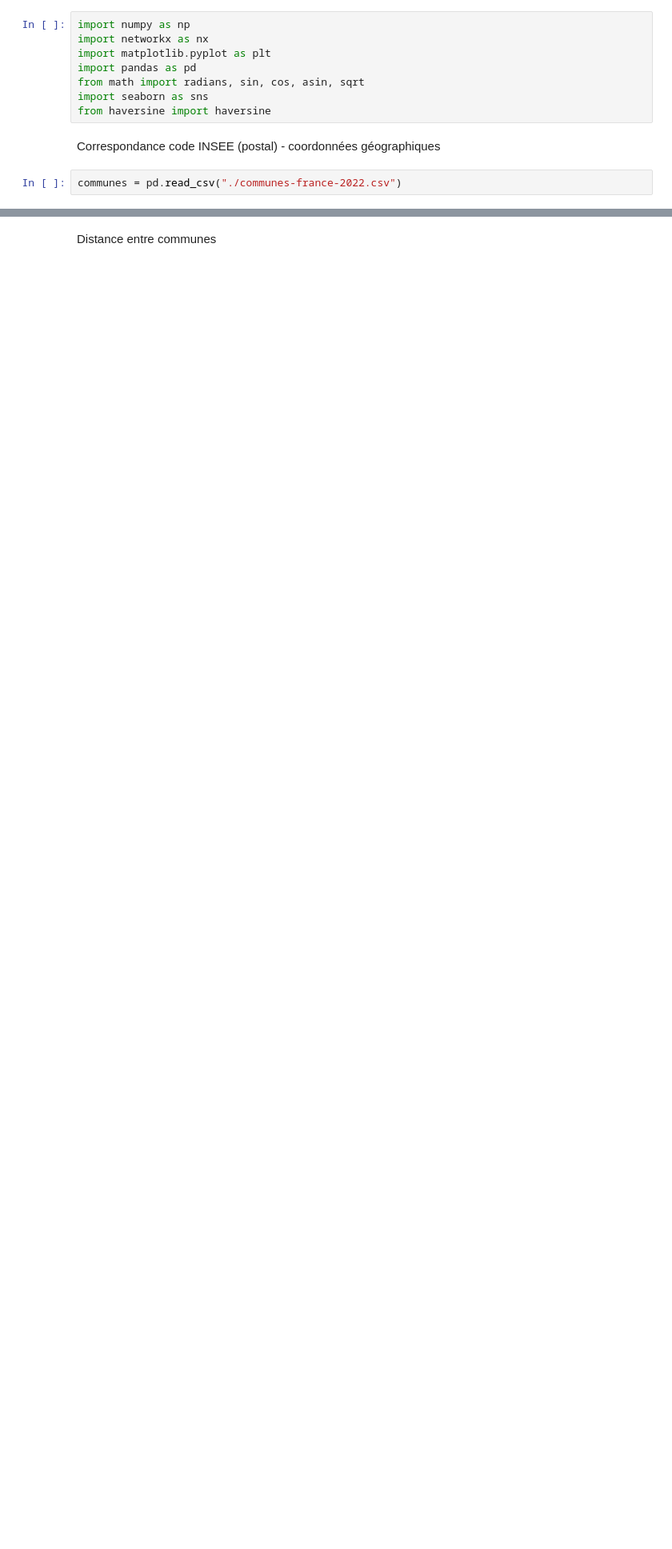
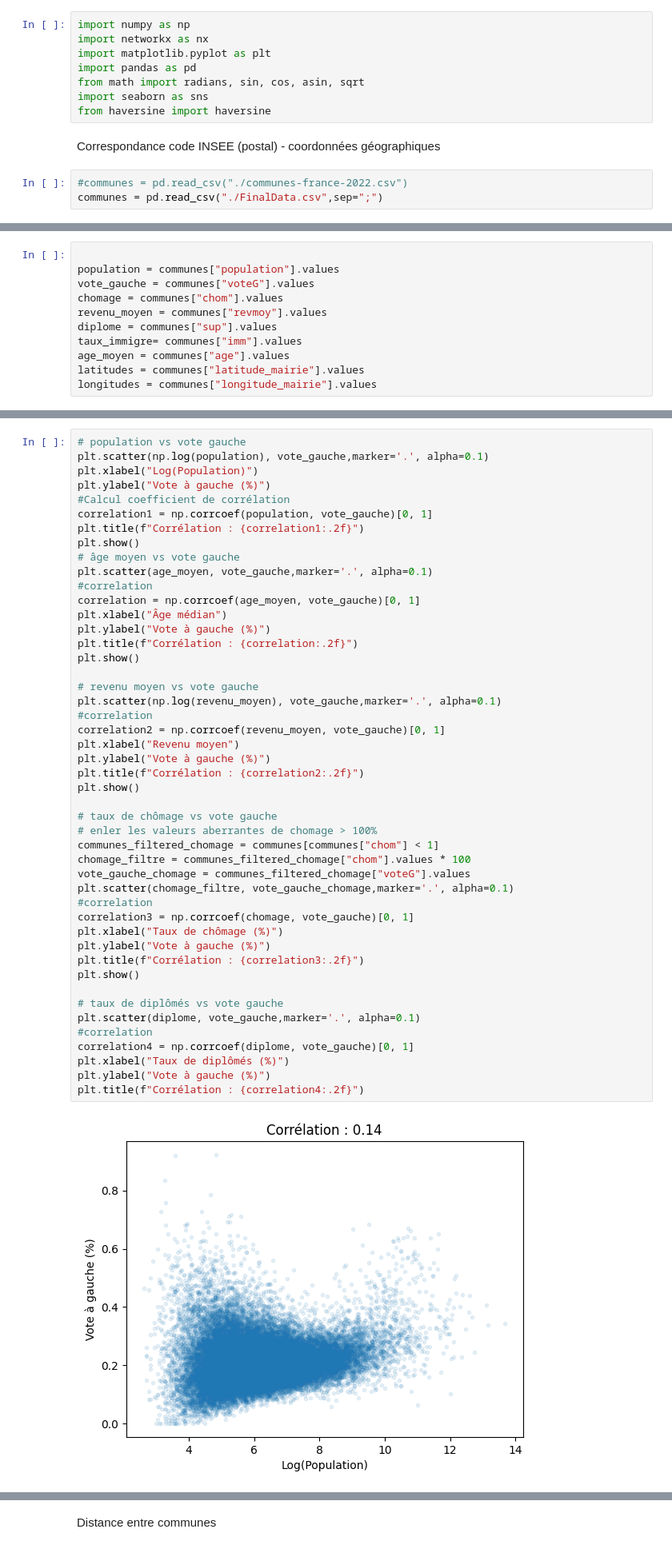
Before and after one commit to maxrieding/Complex_networks, a Jupyter notebook: communes.ipynb, the cells around one changed output, grey strips where cells are left out. Shown at 80% size. Drawn from its saved outputs; the diff is of its cells as text; blank space fills up the shorter version.

```diff
--- a/communes.ipynb
+++ b/communes.ipynb
@@ -9,4 +9,5 @@ from haversine import haversine
 # %% [markdown]
 Correspondance code INSEE (postal) - coordonnées géographiques
 # %%
-communes = pd.read_csv("./communes-france-2022.csv")
+#communes = pd.read_csv("./communes-france-2022.csv")
+communes = pd.read_csv("./FinalData.csv",sep=";")
@@ -14,0 +14,11 @@ communes = pd.read_csv("./communes-france-2022.csv")
+# %%
+
+population = communes["population"].values
+vote_gauche = communes["voteG"].values
+chomage = communes["chom"].values
+revenu_moyen = communes["revmoy"].values
+diplome = communes["sup"].values
+taux_immigre= communes["imm"].values
+age_moyen = communes["age"].values
+latitudes = communes["latitude_mairie"].values
+longitudes = communes["longitude_mairie"].values
@@ -14,0 +40,49 @@ communes = pd.read_csv("./communes-france-2022.csv")
+# %%
+# population vs vote gauche
+plt.scatter(np.log(population), vote_gauche,marker='.', alpha=0.1)
+plt.xlabel("Log(Population)")
+plt.ylabel("Vote à gauche (%)")
+#Calcul coefficient de corrélation
+correlation1 = np.corrcoef(population, vote_gauche)[0, 1]
+plt.title(f"Corrélation : {correlation1:.2f}")
+plt.show()
+# âge moyen vs vote gauche
+plt.scatter(age_moyen, vote_gauche,marker='.', alpha=0.1)
+#correlation
+correlation = np.corrcoef(age_moyen, vote_gauche)[0, 1]
+plt.xlabel("Âge médian")
+plt.ylabel("Vote à gauche (%)")
+plt.title(f"Corrélation : {correlation:.2f}")
+plt.show()
+
+# revenu moyen vs vote gauche
+plt.scatter(np.log(revenu_moyen), vote_gauche,marker='.', alpha=0.1)
+#correlation
+correlation2 = np.corrcoef(revenu_moyen, vote_gauche)[0, 1]
+plt.xlabel("Revenu moyen")
+plt.ylabel("Vote à gauche (%)")
+plt.title(f"Corrélation : {correlation2:.2f}")
+plt.show()
+
+# taux de chômage vs vote gauche
+# enler les valeurs aberrantes de chomage > 100%
+communes_filtered_chomage = communes[communes["chom"] < 1]
+chomage_filtre = communes_filtered_chomage["chom"].values * 100
+vote_gauche_chomage = communes_filtered_chomage["voteG"].values
+plt.scatter(chomage_filtre, vote_gauche_chomage,marker='.', alpha=0.1)
+#correlation
+correlation3 = np.corrcoef(chomage, vote_gauche)[0, 1]
+plt.xlabel("Taux de chômage (%)")
+plt.ylabel("Vote à gauche (%)")
+plt.title(f"Corrélation : {correlation3:.2f}")
+plt.show()
+
+# taux de diplômés vs vote gauche
+plt.scatter(diplome, vote_gauche,marker='.', alpha=0.1)
+#correlation
+correlation4 = np.corrcoef(diplome, vote_gauche)[0, 1]
+plt.xlabel("Taux de diplômés (%)")
+plt.ylabel("Vote à gauche (%)")
+plt.title(f"Corrélation : {correlation4:.2f}")
+# %% [output]
+[figure, added]
```
Also changed, not shown: parts of 28 cells of this notebook.
